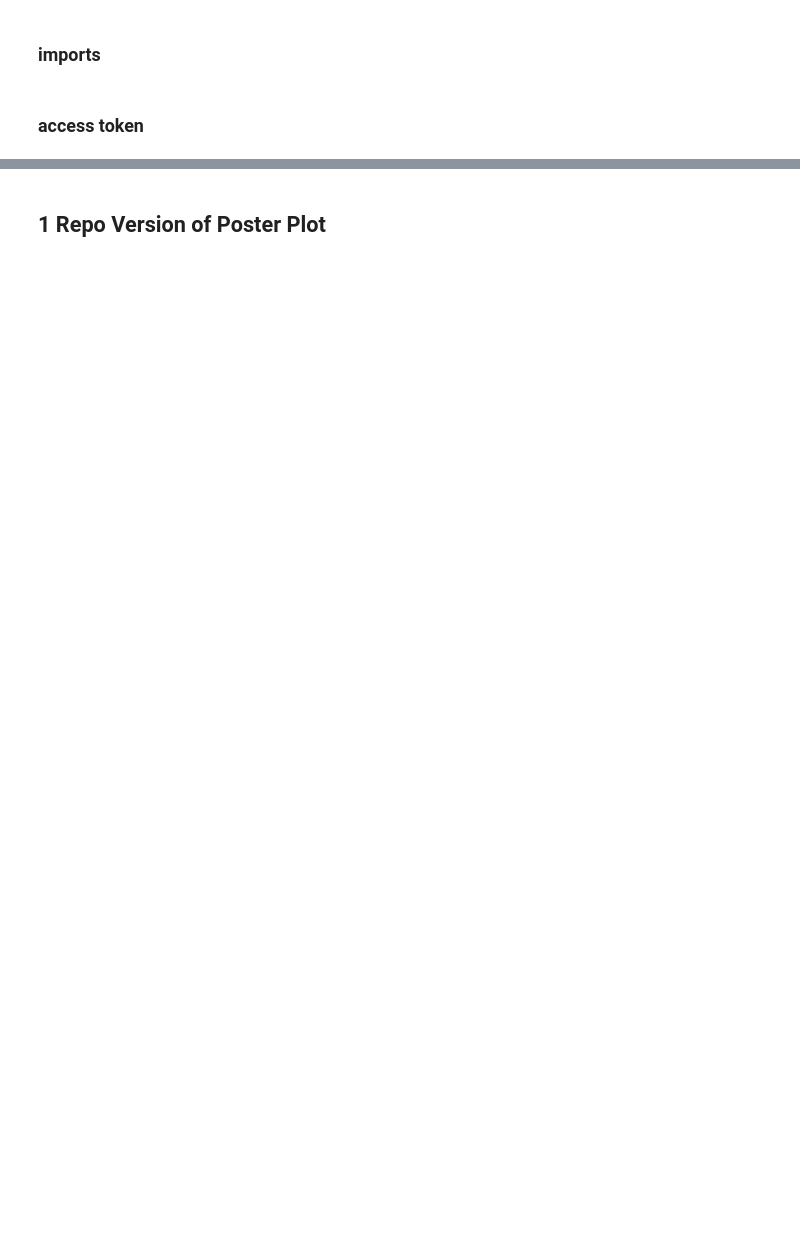
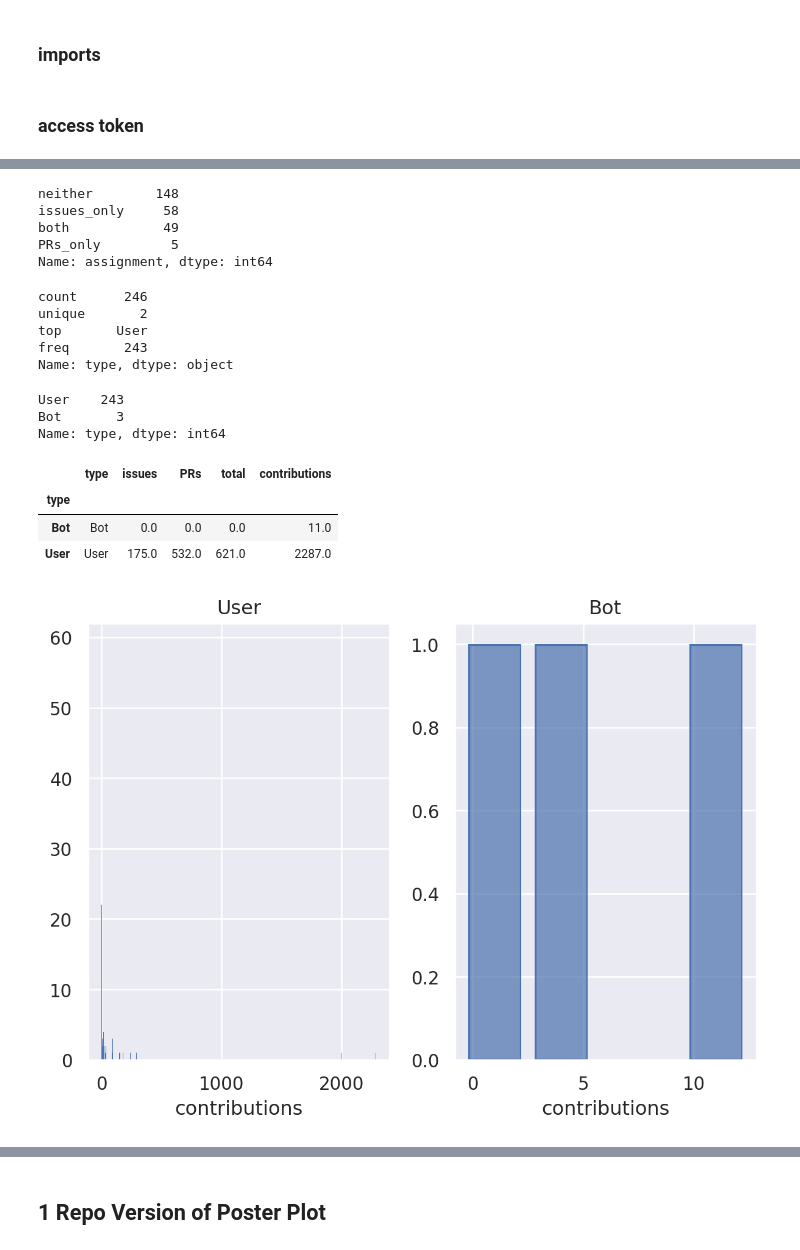
Before and after one commit to FlicAnderson/RSE-personas, a Jupyter notebook: githubanalysis/notebooks/Dev_Assignment.ipynb, the cells around one changed output, grey strips where cells are left out. Cells and saved outputs as stored; diff of their text form; code cells hidden in the pictures; blank space fills up the shorter version.

```diff
--- a/githubanalysis/notebooks/Dev_Assignment.ipynb
+++ b/githubanalysis/notebooks/Dev_Assignment.ipynb
@@ -42,0 +272,43 @@ headers = {f"Authorization: Bearer {gh_token}"}
+# %%
+dev_assignments['assignment'].value_counts()
+# %% [output]
+neither        148
+issues_only     58
+both            49
+PRs_only         5
+Name: assignment, dtype: int64
+# %%
+dev_assignments['type'].describe()
+# %% [output]
+count      246
+unique       2
+top       User
+freq       243
+Name: type, dtype: object
+# %%
+dev_assignments['type'].value_counts()
+# %% [output]
+User    243
+Bot       3
+Name: type, dtype: int64
+# %%
+tmp = dev_assignments.groupby(by='type')
+
+tmp[['type', 'issues', 'PRs', 'total', 'contributions']].max()
+# %% [output]
+|  | type | issues | PRs | total | contributions |
+| type |  |  |  |  |  |
+| Bot | Bot | 0.0 | 0.0 | 0.0 | 11.0 |
+| User | User | 175.0 | 532.0 | 621.0 | 2287.0 |
+# %%
+(
+    so.Plot(
+        data=dev_assignments,
+        x='contributions',
+    )
+    .add(so.Bar(), so.Count())
+    .facet('type')
+    .share(x=False, y=False)
+)
+# %% [output]
+[figure, added]
```
Also changed, not shown: parts of 88 cells of this notebook.
